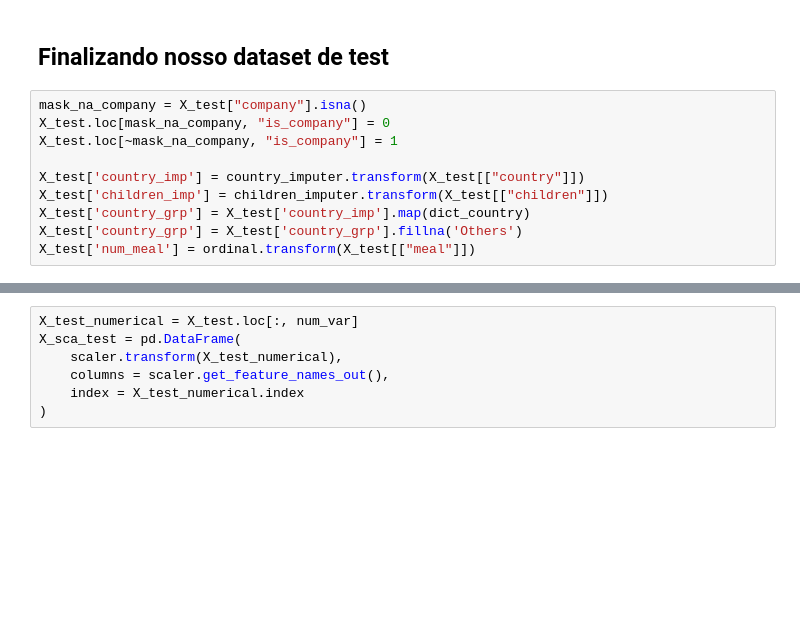
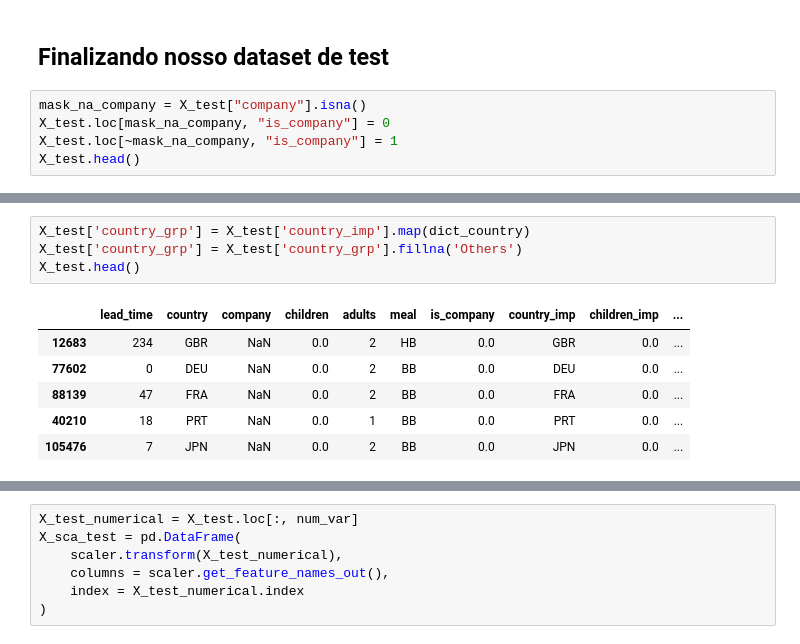
Before and after one commit to pedroteche-ih/79_PT_JUN2022, a Jupyter notebook: aulas/79 DA PT JUN-2022 ML Workflow.ipynb, the cells around one changed output, grey strips where cells are left out. Cells and saved outputs as stored; diff of their text form; blank space fills up the shorter version.

```diff
--- a/aulas/79 DA PT JUN-2022 ML Workflow.ipynb
+++ b/aulas/79 DA PT JUN-2022 ML Workflow.ipynb
@@ -279,9 +617,4 @@ X_train_final.head()
 mask_na_company = X_test["company"].isna()
 X_test.loc[mask_na_company, "is_company"] = 0
 X_test.loc[~mask_na_company, "is_company"] = 1
-
-X_test['country_imp'] = country_imputer.transform(X_test[["country"]])
-X_test['children_imp'] = children_imputer.transform(X_test[["children"]])
-X_test['country_grp'] = X_test['country_imp'].map(dict_country)
-X_test['country_grp'] = X_test['country_grp'].fillna('Others')
-X_test['num_meal'] = ordinal.transform(X_test[["meal"]])
+X_test.head()
@@ -287,0 +640,11 @@ X_test['num_meal'] = ordinal.transform(X_test[["meal"]])
+# %%
+X_test['country_grp'] = X_test['country_imp'].map(dict_country)
+X_test['country_grp'] = X_test['country_grp'].fillna('Others')
+X_test.head()
+# %% [output]
+|  | lead_time | country | company | children | adults | meal | is_company | country_imp | children_imp | ... |
+| 12683 | 234 | GBR | NaN | 0.0 | 2 | HB | 0.0 | GBR | 0.0 | ... |
+| 77602 | 0 | DEU | NaN | 0.0 | 2 | BB | 0.0 | DEU | 0.0 | ... |
+| 88139 | 47 | FRA | NaN | 0.0 | 2 | BB | 0.0 | FRA | 0.0 | ... |
+| 40210 | 18 | PRT | NaN | 0.0 | 1 | BB | 0.0 | PRT | 0.0 | ... |
+| 105476 | 7 | JPN | NaN | 0.0 | 2 | BB | 0.0 | JPN | 0.0 | ... |
```
Also changed, not shown: parts of 50 cells of this notebook, 3 other files.
